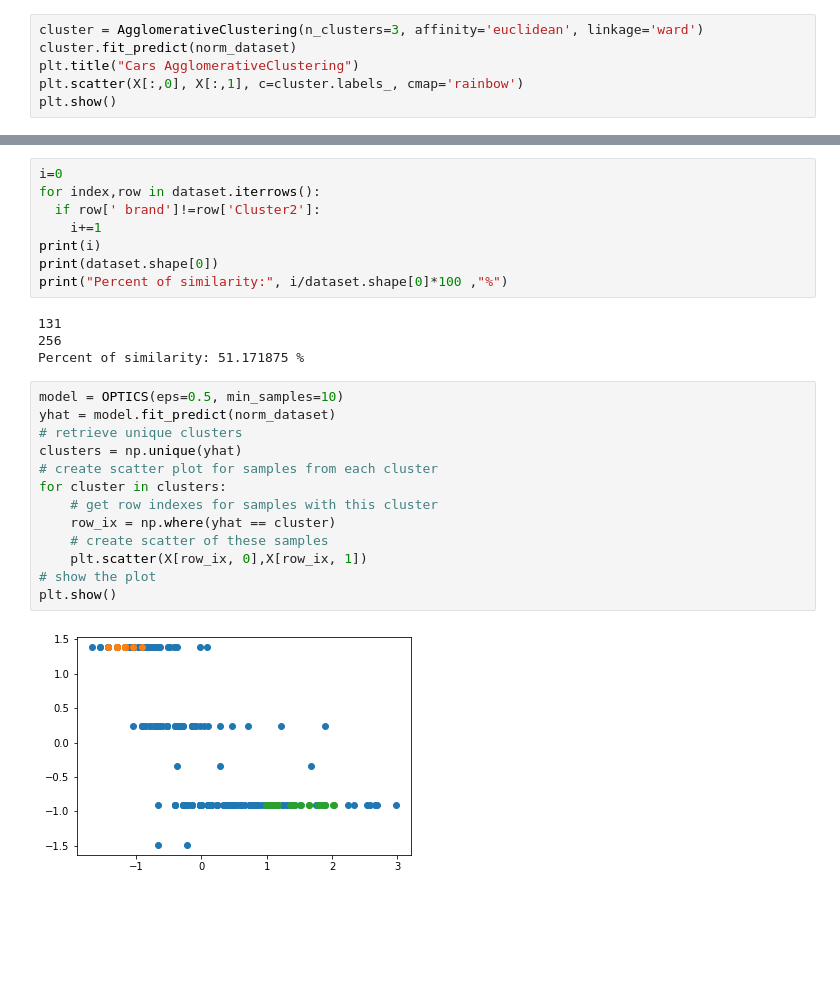
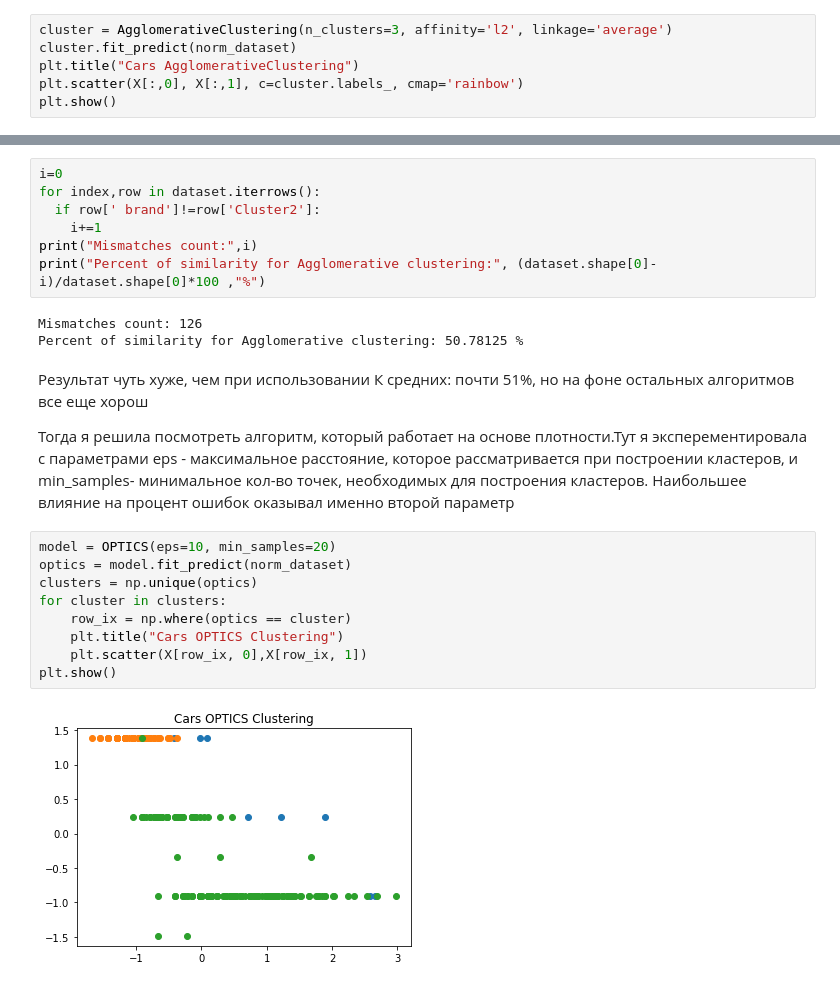
Before and after one commit to Elizav555/Data_Mining, a Jupyter notebook: Clustering.ipynb, the cells around one changed output, grey strips where cells are left out. Drawn from its saved outputs; the diff is of its cells as text; blank space fills up the shorter version.

```diff
--- a/Clustering.ipynb
+++ b/Clustering.ipynb
@@ -81,5 +83,5 @@ plt.show()
 # %%
-cluster = AgglomerativeClustering(n_clusters=3, affinity='euclidean', linkage='ward')
+cluster = AgglomerativeClustering(n_clusters=3, affinity='l2', linkage='average')
 cluster.fit_predict(norm_dataset)
 plt.title("Cars AgglomerativeClustering")
 plt.scatter(X[:,0], X[:,1], c=cluster.labels_, cmap='rainbow')
@@ -112,26 +108,24 @@ i=0
 for index,row in dataset.iterrows():
   if row[' brand']!=row['Cluster2']:
     i+=1
-print(i)
-print(dataset.shape[0])
-print("Percent of similarity:", i/dataset.shape[0]*100 ,"%")
+print("Mismatches count:",i)
+print("Percent of similarity for Agglomerative clustering:", (dataset.shape[0]-i)/dataset.shape[0]*100 ,"%")
 # %% [output]
-131
-256
-Percent of similarity: 51.171875 %
+Mismatches count: 126
+Percent of similarity for Agglomerative clustering: 50.78125 %
+# %% [markdown]
+Результат чуть хуже, чем при использовании К средних: почти 51%, но на фоне остальных алгоритмов все еще хорош
+
+Тогда я решила посмотреть алгоритм, который работает на основе плотности.Тут я эксперементировала с параметрами eps - максимальное расстояние, которое рассматривается при построении кластеров, и min_samples- минимальное кол-во точек, необходимых для построения кластеров. Наибольшее влияние на процент ошибок оказывал именно второй параметр
 # %%
-model = OPTICS(eps=0.5, min_samples=10)
-yhat = model.fit_predict(norm_dataset)
-# retrieve unique clusters
-clusters = np.unique(yhat)
-# create scatter plot for samples from each cluster
+model = OPTICS(eps=10, min_samples=20)
+optics = model.fit_predict(norm_dataset)
+clusters = np.unique(optics)
 for cluster in clusters:
-	# get row indexes for samples with this cluster
-	row_ix = np.where(yhat == cluster)
-	# create scatter of these samples
+	row_ix = np.where(optics == cluster)
+	plt.title("Cars OPTICS Clustering")
 	plt.scatter(X[row_ix, 0],X[row_ix, 1])
-# show the plot
 plt.show()
 # %% [output]
-[figure, old version]
+[figure, new version]
 # %%
```
Also changed, not shown: parts of 22 cells of this notebook.
